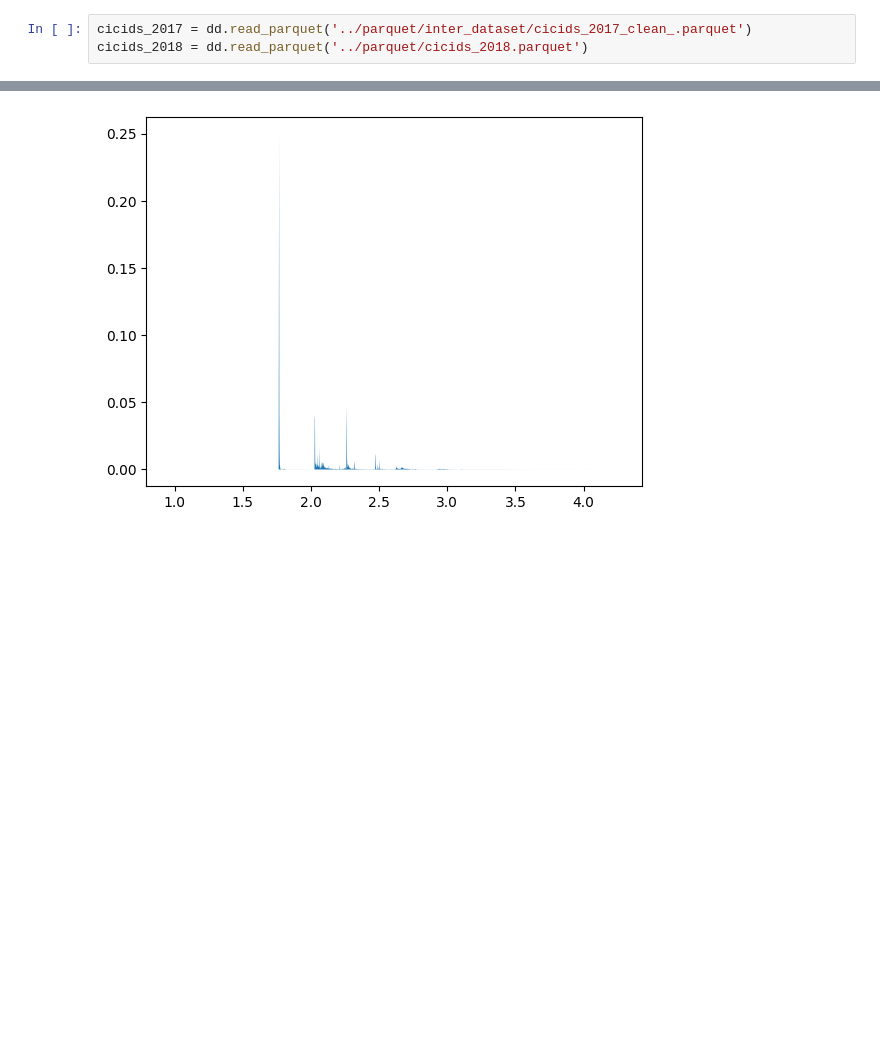
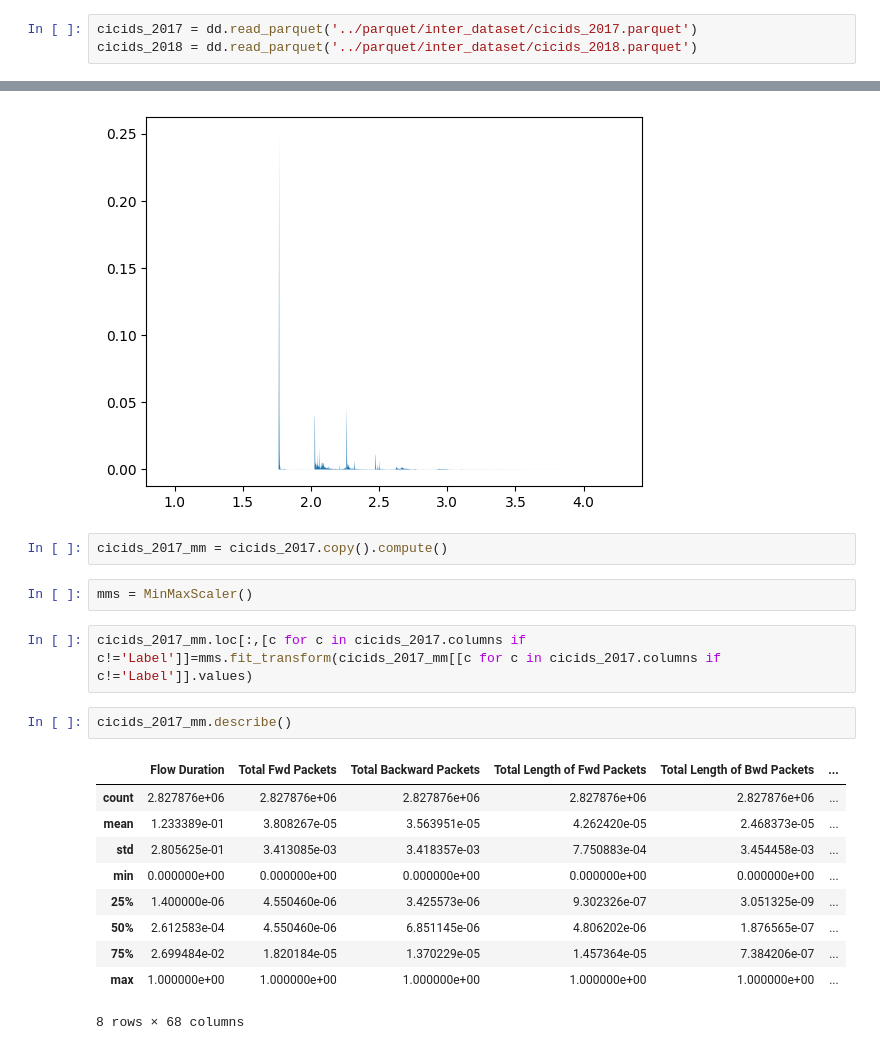
Before and after one commit to fakhrytatanaki/intrusion-detection-system-models, a Jupyter notebook: data_exploration/cicids_exploration.ipynb, the cells around one changed output, grey strips where cells are left out. Drawn from its saved outputs; the diff is of its cells as text; blank space fills up the shorter version.

```diff
--- a/data_exploration/cicids_exploration.ipynb
+++ b/data_exploration/cicids_exploration.ipynb
@@ -13,8 +13,8 @@ from ids_main.models.BinaryBayesClassifier import BinaryBayesClassifier
 from sklearn.metrics import accuracy_score,f1_score,confusion_matrix
 import matplotlib.pyplot as plt
 # %%
-cicids_2017 = dd.read_parquet('../parquet/inter_dataset/cicids_2017_clean_.parquet')
-cicids_2018 = dd.read_parquet('../parquet/cicids_2018.parquet')
+cicids_2017 = dd.read_parquet('../parquet/inter_dataset/cicids_2017.parquet')
+cicids_2018 = dd.read_parquet('../parquet/inter_dataset/cicids_2018.parquet')
 # %%
 attack_counts = cicids_2017.Label.value_counts().compute().to_frame().reset_index().rename(columns={'index':'Label','Label':'Counts'})
 display(attack_counts)
@@ -104,3 +89,22 @@ plt.fill_between(bbc.dist_false.samples_range,bbc.dist_false.dist_prob)
 # %% [output]
 <matplotlib.collections.PolyCollection at 0x...>
 [figure]
+# %%
+cicids_2017_mm = cicids_2017.copy().compute()
+# %%
+mms = MinMaxScaler()
+# %%
+cicids_2017_mm.loc[:,[c for c in cicids_2017.columns if c!='Label']]=mms.fit_transform(cicids_2017_mm[[c for c in cicids_2017.columns if c!='Label']].values)
+# %%
+cicids_2017_mm.describe()
+# %% [output]
+|  | Flow Duration | Total Fwd Packets | Total Backward Packets | Total Length of Fwd Packets | Total Length of Bwd Packets | ... |
+| count | 2.827876e+06 | 2.827876e+06 | 2.827876e+06 | 2.827876e+06 | 2.827876e+06 | ... |
+| mean | 1.233389e-01 | 3.808267e-05 | 3.563951e-05 | 4.262420e-05 | 2.468373e-05 | ... |
+| std | 2.805625e-01 | 3.413085e-03 | 3.418357e-03 | 7.750883e-04 | 3.454458e-03 | ... |
+| min | 0.000000e+00 | 0.000000e+00 | 0.000000e+00 | 0.000000e+00 | 0.000000e+00 | ... |
+| 25% | 1.400000e-06 | 4.550460e-06 | 3.425573e-06 | 9.302326e-07 | 3.051325e-09 | ... |
+| 50% | 2.612583e-04 | 4.550460e-06 | 6.851145e-06 | 4.806202e-06 | 1.876565e-07 | ... |
+| 75% | 2.699484e-02 | 1.820184e-05 | 1.370229e-05 | 1.457364e-05 | 7.384206e-07 | ... |
+| max | 1.000000e+00 | 1.000000e+00 | 1.000000e+00 | 1.000000e+00 | 1.000000e+00 | ... |
+8 rows × 68 columns
```
Also changed, not shown: parts of 4 cells of this notebook, 34 other files.
